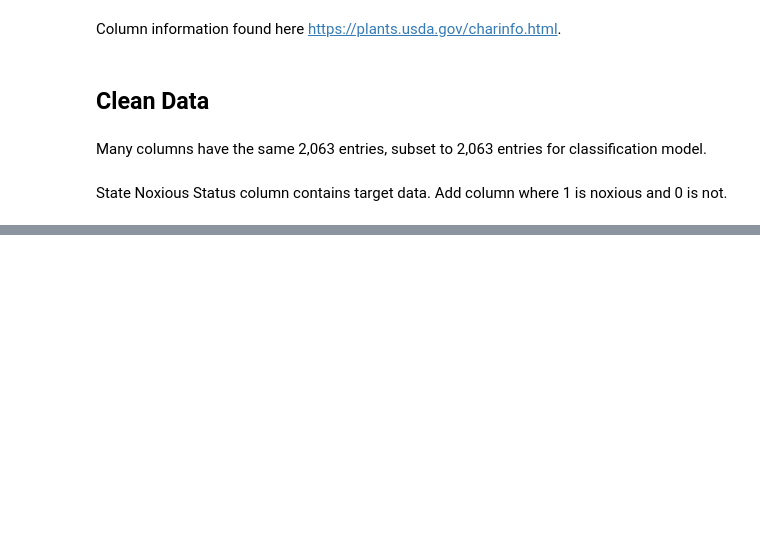
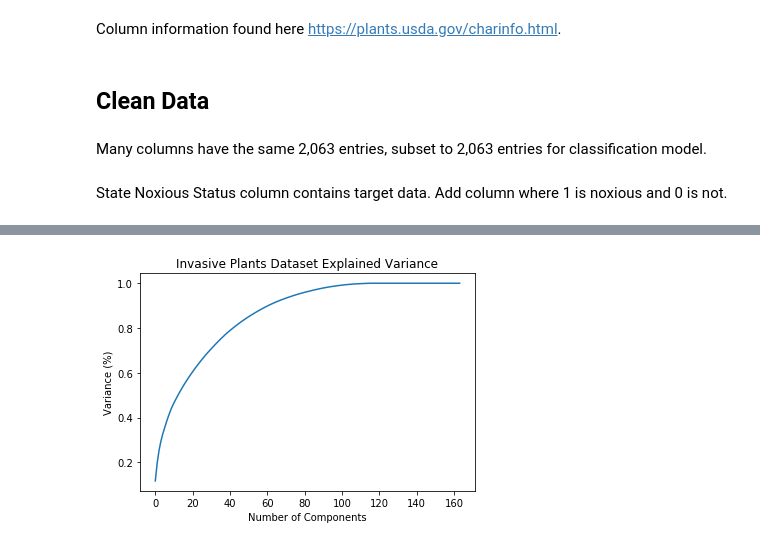
Before and after one commit to nkacoroski/dsc-3-final-project, a Jupyter notebook: student.ipynb, the cells around one changed output, grey strips where cells are left out. Saved outputs shown, nothing was run; the diff lists cells and outputs as text; code cells hidden in the pictures; blank space fills up the shorter version.

Commit message:
Finish data cleaning

```diff
--- a/student.ipynb
+++ b/student.ipynb
@@ -180,3 +271,0 @@ def get_column_names_from_ColumnTransformer(column_transformer):
-# %%
-column_names = get_column_names_from_ColumnTransformer(preprocessor)
-len(column_names)
@@ -185,13 +272,21 @@ xtest = preprocessor.transform(X_test)
+# %%
+X_train_clean = union.fit_transform(X_train)
+X_test_clean = union.transform(X_test)
+
+# to view as dataframe, unhash below
+# column_names = cat_pipeline.named_steps['preprocess'].get_feature_names().tolist() + numeric_features
+# pd.DataFrame(union.fit_transform(X_train).toarray(), columns=column_names).T
 # %%
-Xtrain = pd.DataFrame(x.toarray(), columns=column_names)
+X_train_clean_df = pd.DataFrame(union.fit_transform(X_train).toarray(), columns=column_names)
 # %%
-import matplotlib.pyplot as plt
 #Fitting the PCA algorithm with our Data
-pca = PCA().fit(Xtrain)
+pca = PCA().fit(X_train_clean_df)
 #Plotting the Cumulative Summation of the Explained Variance
 plt.figure()
 plt.plot(np.cumsum(pca.explained_variance_ratio_))
 plt.xlabel('Number of Components')
 plt.ylabel('Variance (%)') #for each component
-plt.title('Pulsar Dataset Explained Variance')
+plt.title('Invasive Plants Dataset Explained Variance')
 plt.show()
+# %% [output]
+[figure, added]
```
Also changed, not shown: parts of 21 cells of this notebook.
